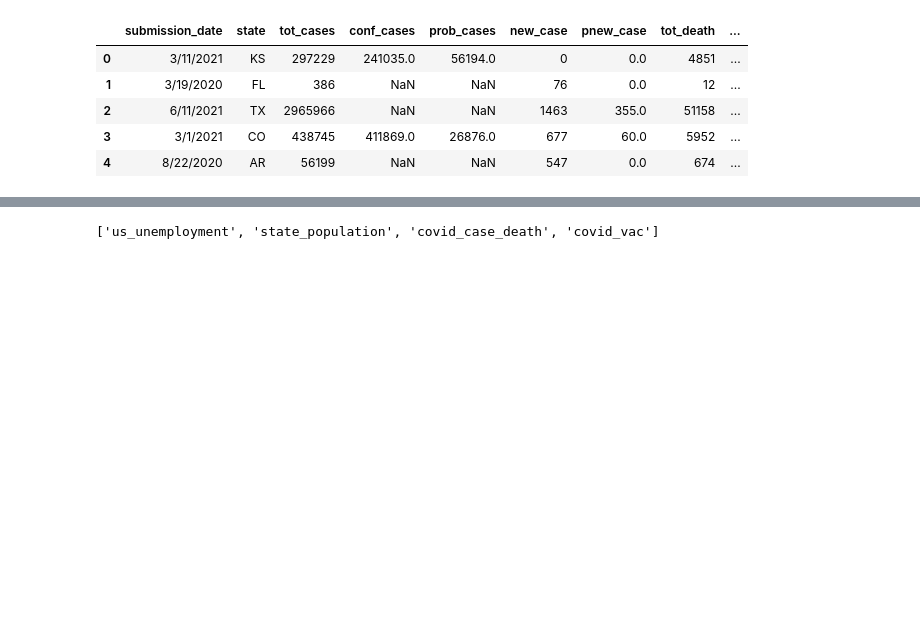
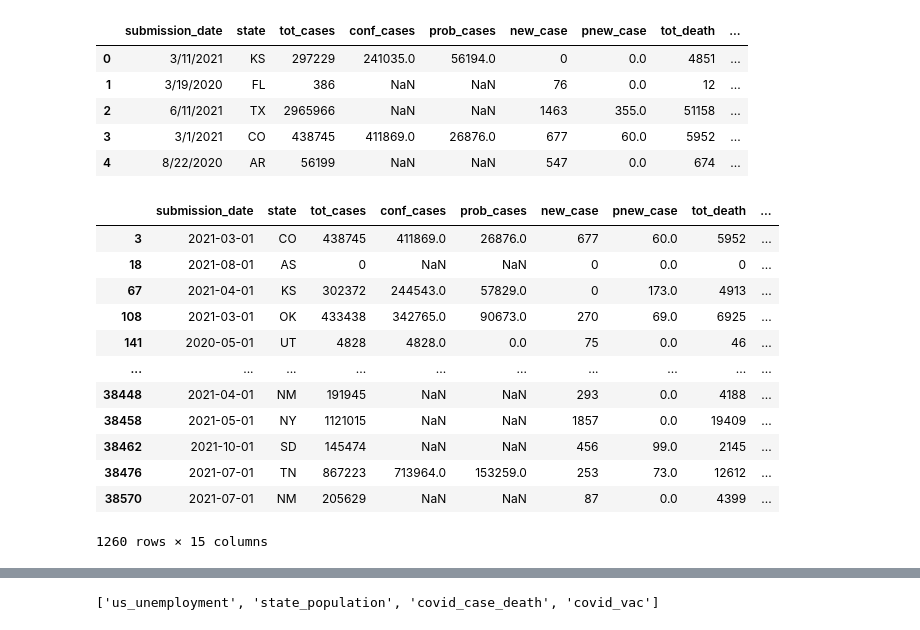
Before and after one commit to ShaunOchenduszko/COVID-19-Dashboard, a Jupyter notebook: covid_cases_deaths_cleaner.ipynb, the cells around one changed output, grey strips where cells are left out. Drawn from its saved outputs; the diff is of its cells as text; code cells hidden in the pictures; blank space fills up the shorter version.

```diff
--- a/covid_cases_deaths_cleaner.ipynb
+++ b/covid_cases_deaths_cleaner.ipynb
@@ -24,3 +24,19 @@ fil_cases_df = cases_df
+# %%
+fil_cases_df
+# %% [output]
+|  | submission_date | state | tot_cases | conf_cases | prob_cases | new_case | pnew_case | tot_death | ... |
+| 3 | 2021-03-01 | CO | 438745 | 411869.0 | 26876.0 | 677 | 60.0 | 5952 | ... |
+| 18 | 2021-08-01 | AS | 0 | NaN | NaN | 0 | 0.0 | 0 | ... |
+| 67 | 2021-04-01 | KS | 302372 | 244543.0 | 57829.0 | 0 | 173.0 | 4913 | ... |
+| 108 | 2021-03-01 | OK | 433438 | 342765.0 | 90673.0 | 270 | 69.0 | 6925 | ... |
+| 141 | 2020-05-01 | UT | 4828 | 4828.0 | 0.0 | 75 | 0.0 | 46 | ... |
+| ... | ... | ... | ... | ... | ... | ... | ... | ... | ... |
+| 38448 | 2021-04-01 | NM | 191945 | NaN | NaN | 293 | 0.0 | 4188 | ... |
+| 38458 | 2021-05-01 | NY | 1121015 | NaN | NaN | 1857 | 0.0 | 19409 | ... |
+| 38462 | 2021-10-01 | SD | 145474 | NaN | NaN | 456 | 99.0 | 2145 | ... |
+| 38476 | 2021-07-01 | TN | 867223 | 713964.0 | 153259.0 | 253 | 73.0 | 12612 | ... |
+| 38570 | 2021-07-01 | NM | 205629 | NaN | NaN | 87 | 0.0 | 4399 | ... |
+1260 rows × 15 columns
 # %%
 #order by submis date
 fil_cases_df = fil_cases_df.sort_values(by=['state', 'submission_date'])
```
Also changed, not shown: parts of 4 cells of this notebook, 1 other file.
